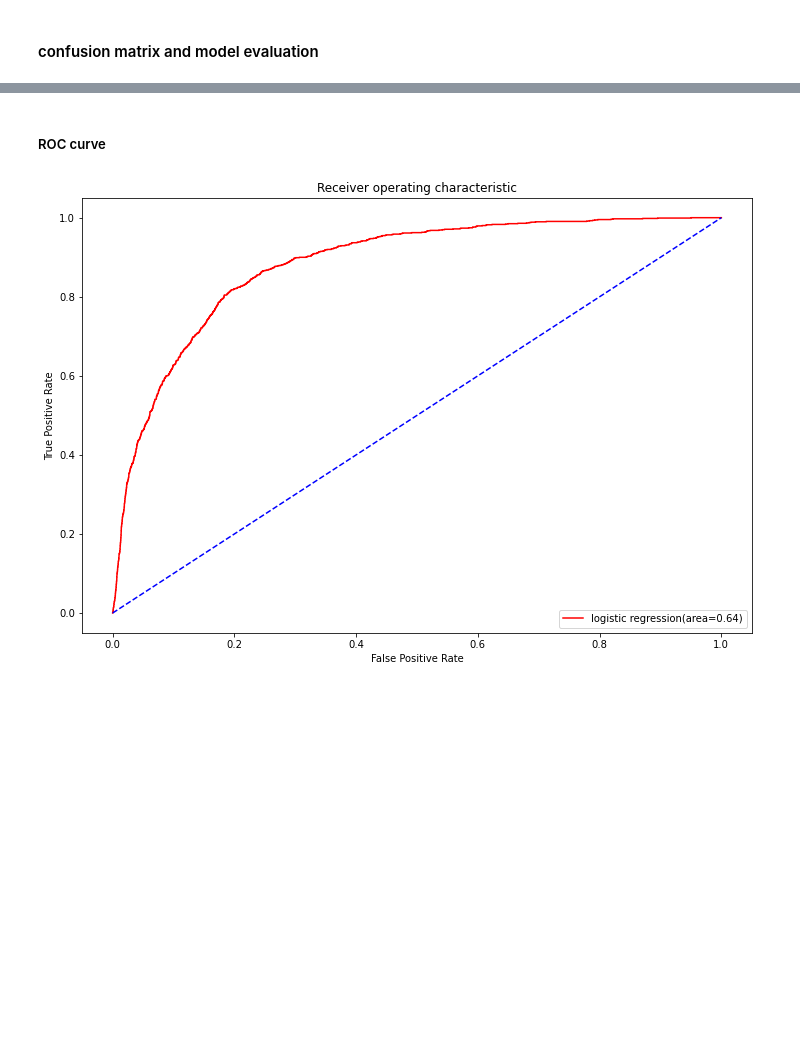
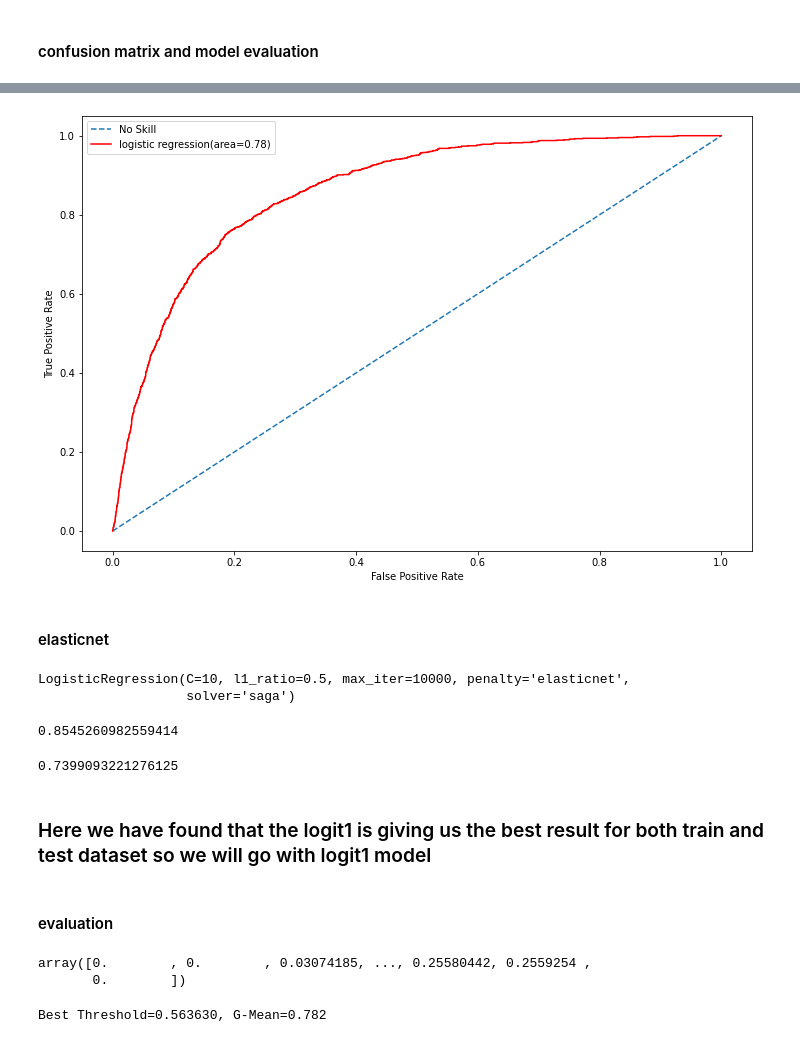
Before and after one commit to shubh24billu/logistic-regression, a Jupyter notebook: logistic_bank assignment.ipynb, the cells around one changed output, grey strips where cells are left out. Cells and saved outputs as stored; diff of their text form; code cells hidden in the pictures; blank space fills up the shorter version.

```diff
--- a/logistic_bank assignment.ipynb
+++ b/logistic_bank assignment.ipynb
@@ -194,14 +302,42 @@ Logit_roc_score
-# %% [markdown]
-##### ROC curve
-# %%
-plt.subplots(figsize=[12, 8])
-fpr, tpr, thresholds = roc_curve(test_y, prob)
-plt.plot(fpr, tpr, color="red", label="logistic regression(area=%0.2f)"% Logit_roc_score)
-plt.plot([0, 1], [0, 1], 'b--')
-plt.xlabel("False Positive Rate")
-plt.ylabel('True Positive Rate')
-plt.title('Receiver operating characteristic')
-plt.legend(loc="lower right")
-plt.show()
-# %% [output]
-[figure, removed]
+# %%
+plt.subplots(figsize=[12, 8])
+fpr, tpr, thresholds = roc_curve(test_y, prob)
+plt.plot([0,1], [0,1], linestyle='--', label='No Skill')
+plt.plot(fpr, tpr, color="red",label="logistic regression(area=%0.2f)"% Logit_roc_score)
+plt.xlabel('False Positive Rate')
+plt.ylabel('True Positive Rate')
+plt.legend()
+plt.show()
+# %% [output]
+[figure, added]
+# %% [markdown]
+#### elasticnet
+# %%
+logit3 = LogisticRegression(C=10, penalty='elasticnet',solver='saga',l1_ratio=0.5,max_iter=10000)
+logit3.fit(train_x, train_y)
+# %% [output]
+LogisticRegression(C=10, l1_ratio=0.5, max_iter=10000, penalty='elasticnet',
+                   solver='saga')
+# %%
+logit3.score(train_x, train_y)
+# %% [output]
+0.8545260982559414
+# %%
+logit3.score(test_x, test_y)
+# %% [output]
+0.7399093221276125
+# %% [markdown]
+### Here we have found that the logit1 is giving us the best result for both train and test dataset so we will go with logit1 model
+# %% [markdown]
+#### evaluation
+# %%
+gmeans = np.sqrt(tpr1 * (1-fpr1))
+gmeans
+# %% [output]
+array([0.        , 0.        , 0.03074185, ..., 0.25580442, 0.2559254 ,
+       0.        ])
+# %%
+ix = np.argmax(gmeans)
+print('Best Threshold=%f, G-Mean=%.3f' % (thresholds1[ix], gmeans[ix]))
+# %% [output]
+Best Threshold=0.563630, G-Mean=0.782
```
Also changed, not shown: parts of 36 cells of this notebook.
